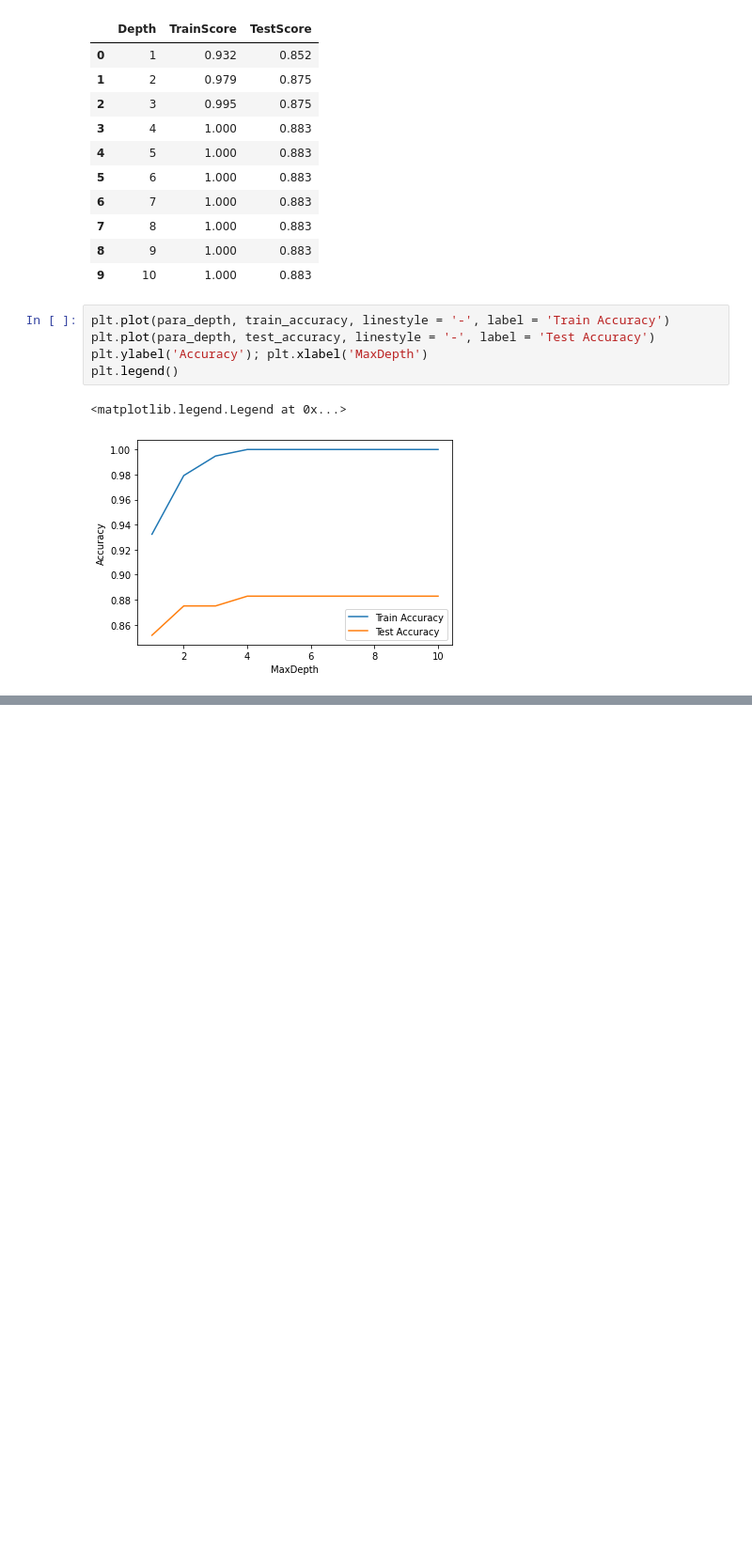
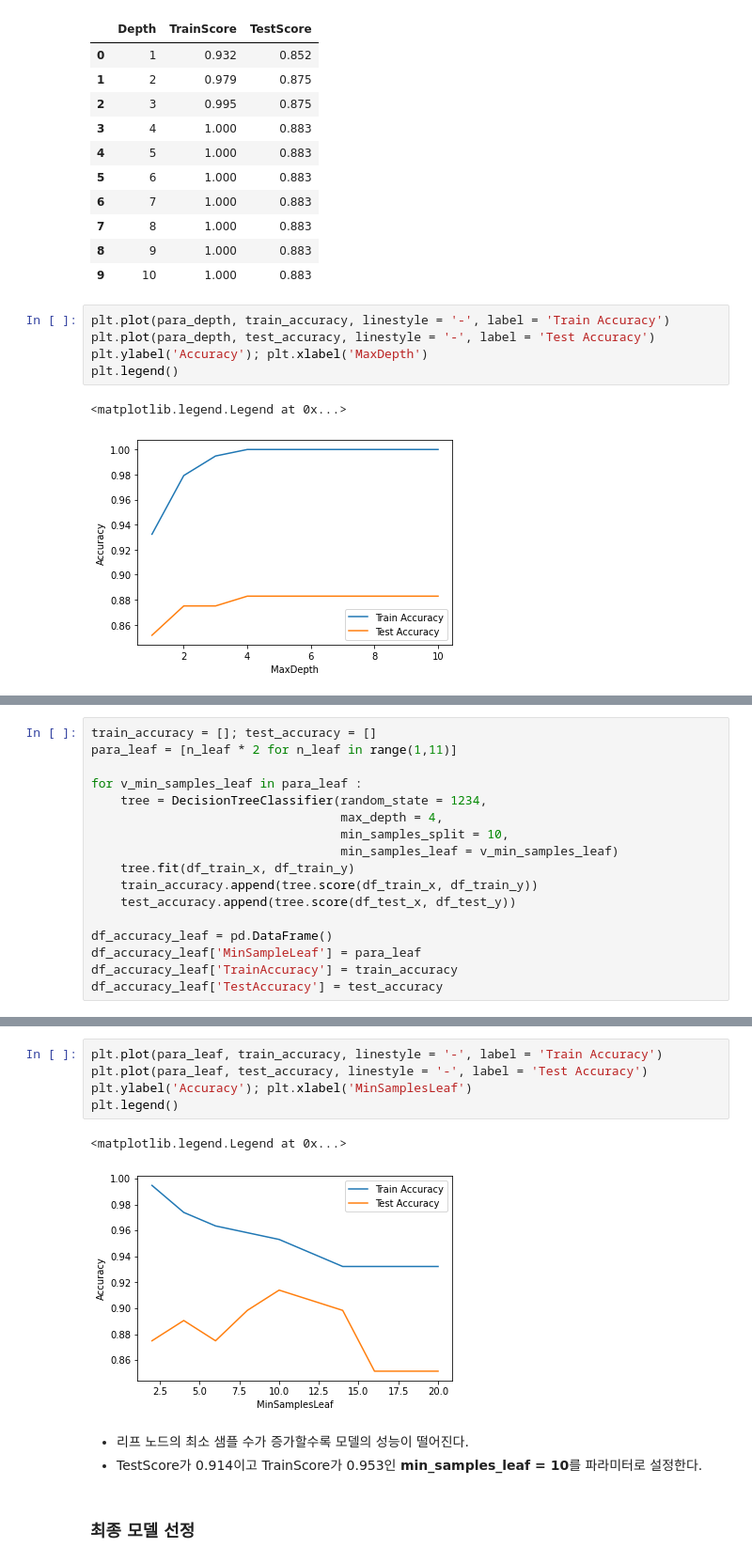
Before and after one commit to mjiii25/posco-academy, a Jupyter notebook: Big-Data/Assignment-2/C1성민지_종합실습-2_code.ipynb, the cells around one changed output, grey strips where cells are left out. Shown at 94% size. Saved outputs shown, nothing was run; the diff lists cells and outputs as text; blank space fills up the shorter version.

```diff
--- a/Big-Data/Assignment-2/C1성민지_종합실습-2_code.ipynb
+++ b/Big-Data/Assignment-2/C1성민지_종합실습-2_code.ipynb
@@ -544,0 +617,17 @@ plt.legend()
+# %%
+train_accuracy = []; test_accuracy = []
+para_leaf = [n_leaf * 2 for n_leaf in range(1,11)]
+
+for v_min_samples_leaf in para_leaf :
+    tree = DecisionTreeClassifier(random_state = 1234,
+                                  max_depth = 4,
+                                  min_samples_split = 10,
+                                  min_samples_leaf = v_min_samples_leaf)
+    tree.fit(df_train_x, df_train_y)
+    train_accuracy.append(tree.score(df_train_x, df_train_y))
+    test_accuracy.append(tree.score(df_test_x, df_test_y))
+
+df_accuracy_leaf = pd.DataFrame()
+df_accuracy_leaf['MinSampleLeaf'] = para_leaf
+df_accuracy_leaf['TrainAccuracy'] = train_accuracy
+df_accuracy_leaf['TestAccuracy'] = test_accuracy
@@ -544,0 +648,13 @@ plt.legend()
+# %%
+plt.plot(para_leaf, train_accuracy, linestyle = '-', label = 'Train Accuracy')
+plt.plot(para_leaf, test_accuracy, linestyle = '-', label = 'Test Accuracy')
+plt.ylabel('Accuracy'); plt.xlabel('MinSamplesLeaf')
+plt.legend()
+# %% [output]
+<matplotlib.legend.Legend at 0x...>
+[figure, added]
+# %% [markdown]
+- 리프 노드의 최소 샘플 수가 증가할수록 모델의 성능이 떨어진다.
+- TestScore가 0.914이고 TrainScore가 0.953인 **min_samples_leaf = 10**를 파라미터로 설정한다.
+# %% [markdown]
+### **최종 모델 선정**
```
Also changed, not shown: parts of 79 cells of this notebook.
